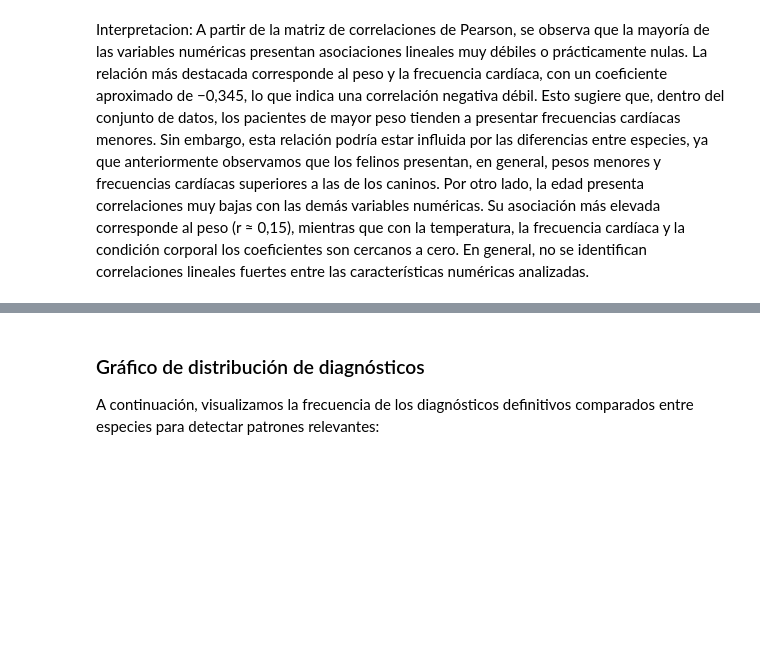
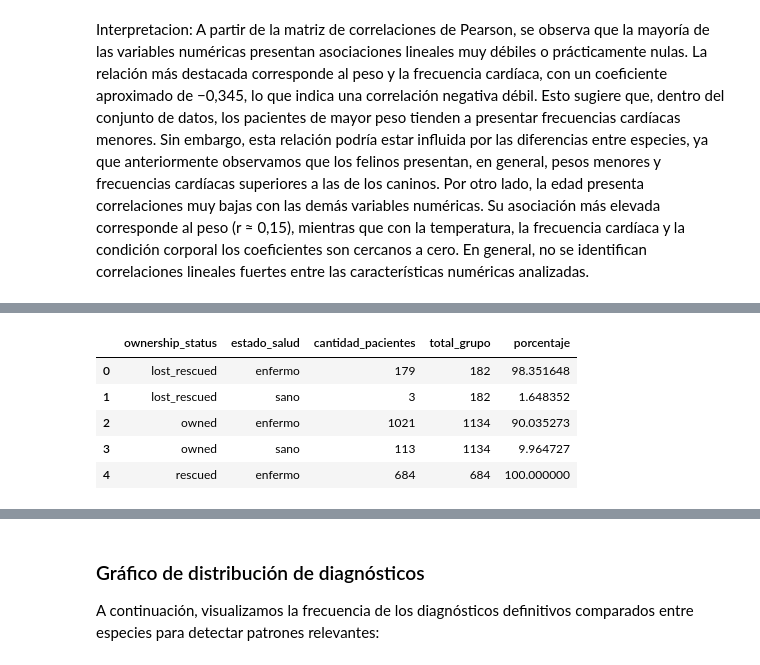
Before and after one commit to juanacebreiros2-ai/TP-PYTONH, a Jupyter notebook: pruebaDataset10.ipynb, the cells around one changed output, grey strips where cells are left out. Cells and saved outputs as stored; diff of their text form; code cells hidden in the pictures; blank space fills up the shorter version.

```diff
--- a/pruebaDataset10.ipynb
+++ b/pruebaDataset10.ipynb
@@ -934,0 +948,19 @@ KeyError: "Label(s) ['Patient ID'] do not exist"
+# %%
+# 1. Agrupación por ownership_status y estado de salud
+resumen_tenencia = df.groupby(['ownership_status', 'estado_salud']).agg(
+    cantidad_pacientes=('Patient ID', 'count')
+).reset_index()
+
+# 2. Calculamos el total por cada grupo de tenencia para sacar el porcentaje
+total_por_tenencia = df.groupby('ownership_status')['Patient ID'].count().reset_index(name='total_grupo')
+resumen_tenencia = resumen_tenencia.merge(total_por_tenencia, on='ownership_status')
+resumen_tenencia['porcentaje'] = (resumen_tenencia['cantidad_pacientes'] / resumen_tenencia['total_grupo']) * 100
+
+display(resumen_tenencia)
+# %% [output]
+|  | ownership_status | estado_salud | cantidad_pacientes | total_grupo | porcentaje |
+| 0 | lost_rescued | enfermo | 179 | 182 | 98.351648 |
+| 1 | lost_rescued | sano | 3 | 182 | 1.648352 |
+| 2 | owned | enfermo | 1021 | 1134 | 90.035273 |
+| 3 | owned | sano | 113 | 1134 | 9.964727 |
+| 4 | rescued | enfermo | 684 | 684 | 100.000000 |
```
Also changed, not shown: parts of 6 cells of this notebook.
